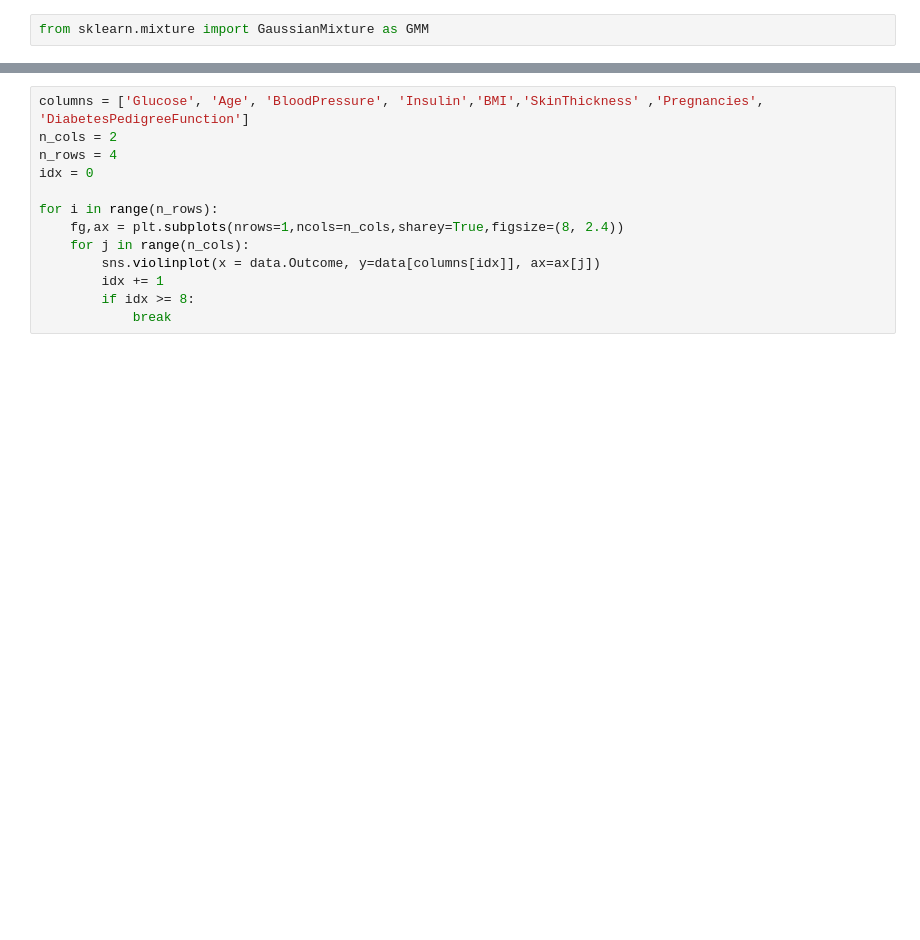
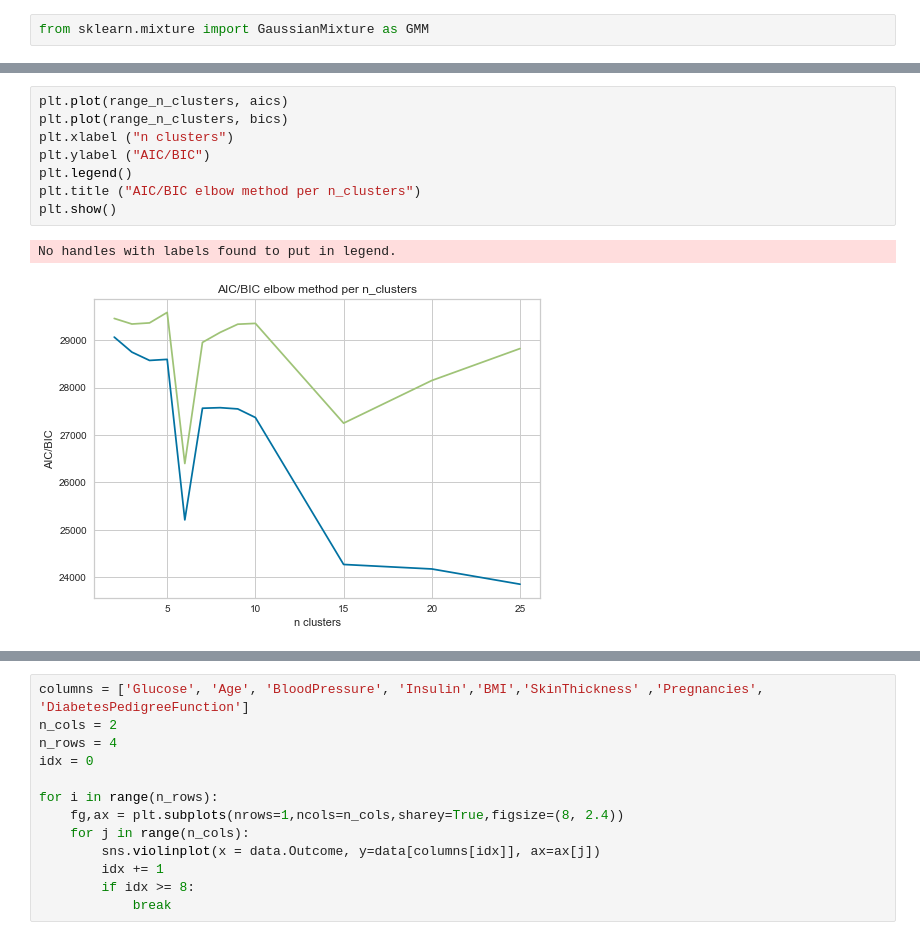
Before and after one commit to jfuerst92/Linothorax, a Jupyter notebook: diabetes.ipynb, the cells around one changed output, grey strips where cells are left out. Saved outputs shown, nothing was run; the diff lists cells and outputs as text; blank space fills up the shorter version.

```diff
--- a/diabetes.ipynb
+++ b/diabetes.ipynb
@@ -275,2 +256,13 @@ No handles with labels found to put in legend.
+# %%
+plt.plot(range_n_clusters, aics)
+plt.plot(range_n_clusters, bics)
+plt.xlabel ("n clusters")
+plt.ylabel ("AIC/BIC")
+plt.legend()
+plt.title ("AIC/BIC elbow method per n_clusters")
+plt.show()
+# %% [output]
+No handles with labels found to put in legend.
+[figure, added]
 # %%
 data = pd.read_csv('data/diabetes.csv')
```
Also changed, not shown: parts of 12 cells of this notebook.
